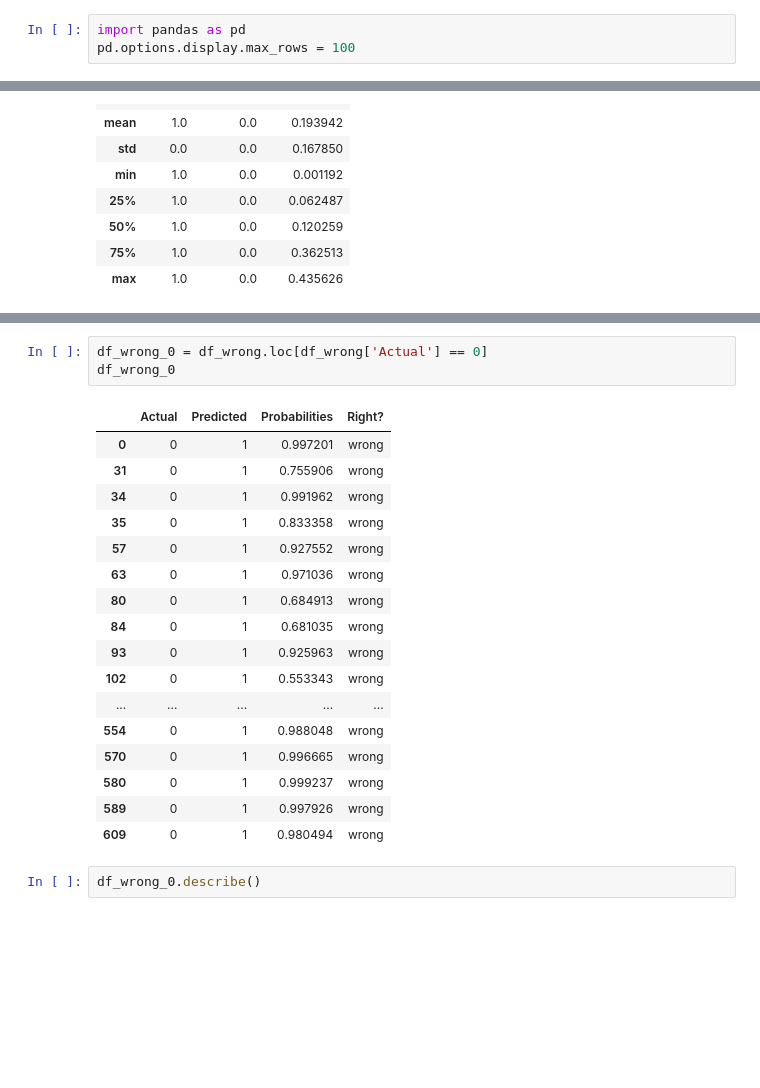
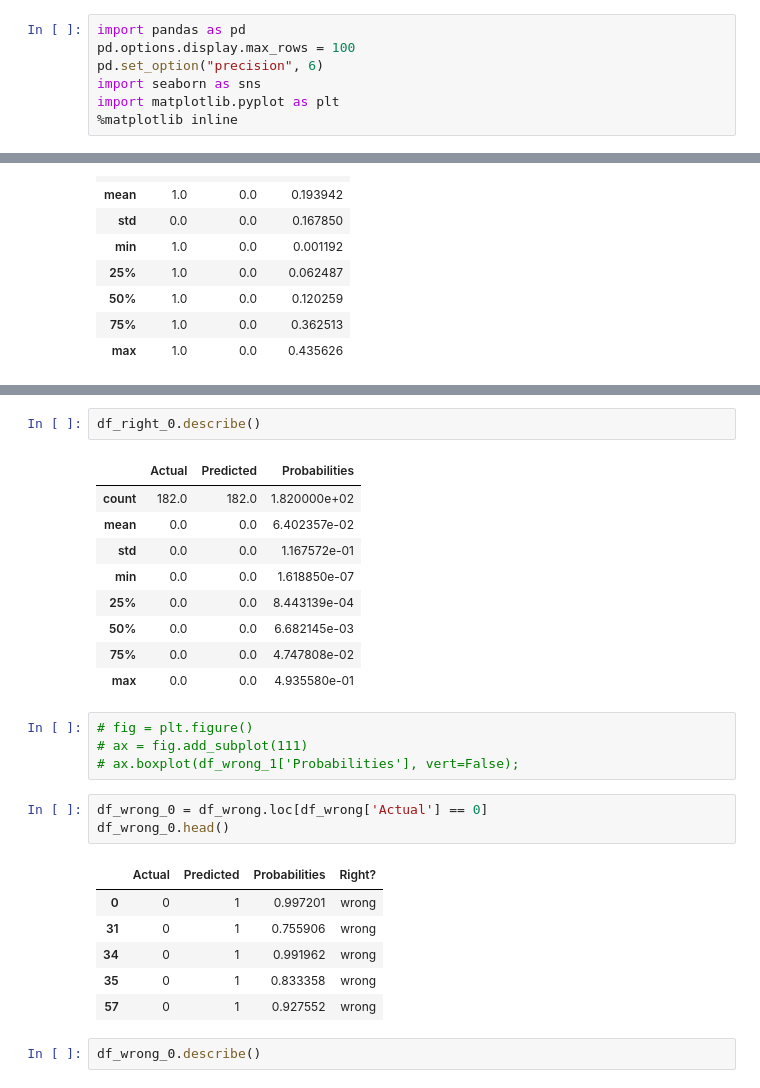
Before and after one commit to jingyunw/CNN_Image_Classification, a Jupyter notebook: prob_eva.ipynb, the cells around one changed output, grey strips where cells are left out. Cells and saved outputs as stored; diff of their text form; blank space fills up the shorter version.

```diff
--- a/prob_eva.ipynb
+++ b/prob_eva.ipynb
@@ -1,6 +1,10 @@
 # %%
 import pandas as pd
 pd.options.display.max_rows = 100
+pd.set_option("precision", 6)
+import seaborn as sns
+import matplotlib.pyplot as plt
+%matplotlib inline
 # %%
 df = pd.read_csv('saved_csv/compare_test_df.csv', index_col=0)
 df
@@ -196,24 +193,29 @@ df_wrong_1.describe()
+# %%
+df_right_0.describe()
+# %% [output]
+|  | Actual | Predicted | Probabilities |
+| count | 182.0 | 182.0 | 1.820000e+02 |
+| mean | 0.0 | 0.0 | 6.402357e-02 |
+| std | 0.0 | 0.0 | 1.167572e-01 |
+| min | 0.0 | 0.0 | 1.618850e-07 |
+| 25% | 0.0 | 0.0 | 8.443139e-04 |
+| 50% | 0.0 | 0.0 | 6.682145e-03 |
+| 75% | 0.0 | 0.0 | 4.747808e-02 |
+| max | 0.0 | 0.0 | 4.935580e-01 |
+# %%
+# fig = plt.figure()
+# ax = fig.add_subplot(111)
+# ax.boxplot(df_wrong_1['Probabilities'], vert=False);
 # %%
 df_wrong_0 = df_wrong.loc[df_wrong['Actual'] == 0]
-df_wrong_0
+df_wrong_0.head()
 # %% [output]
 |  | Actual | Predicted | Probabilities | Right? |
 | 0 | 0 | 1 | 0.997201 | wrong |
 | 31 | 0 | 1 | 0.755906 | wrong |
 | 34 | 0 | 1 | 0.991962 | wrong |
 | 35 | 0 | 1 | 0.833358 | wrong |
 | 57 | 0 | 1 | 0.927552 | wrong |
-| 63 | 0 | 1 | 0.971036 | wrong |
-| 80 | 0 | 1 | 0.684913 | wrong |
-| 84 | 0 | 1 | 0.681035 | wrong |
-| 93 | 0 | 1 | 0.925963 | wrong |
-| 102 | 0 | 1 | 0.553343 | wrong |
-| ... | ... | ... | ... | ... |
-| 554 | 0 | 1 | 0.988048 | wrong |
-| 570 | 0 | 1 | 0.996665 | wrong |
-| 580 | 0 | 1 | 0.999237 | wrong |
-| 589 | 0 | 1 | 0.997926 | wrong |
-| 609 | 0 | 1 | 0.980494 | wrong |
 # %%
 df_wrong_0.describe()
 # %% [output]
```
Also changed, not shown: parts of 14 cells of this notebook.
